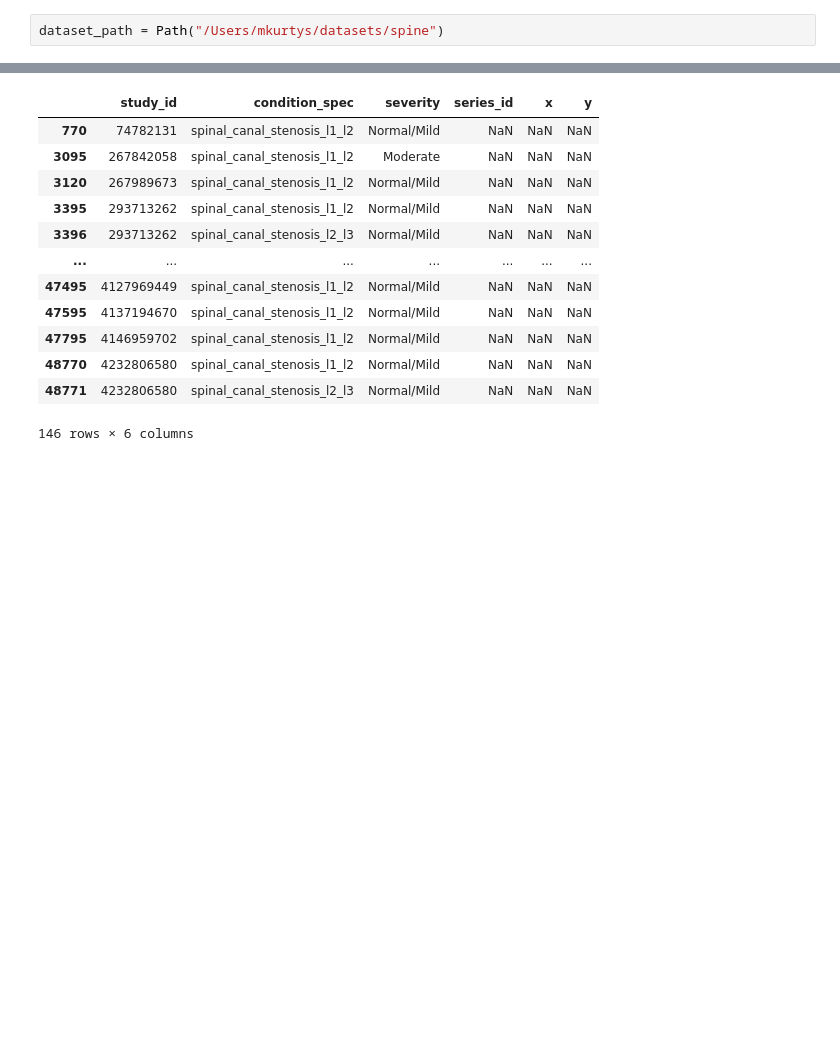
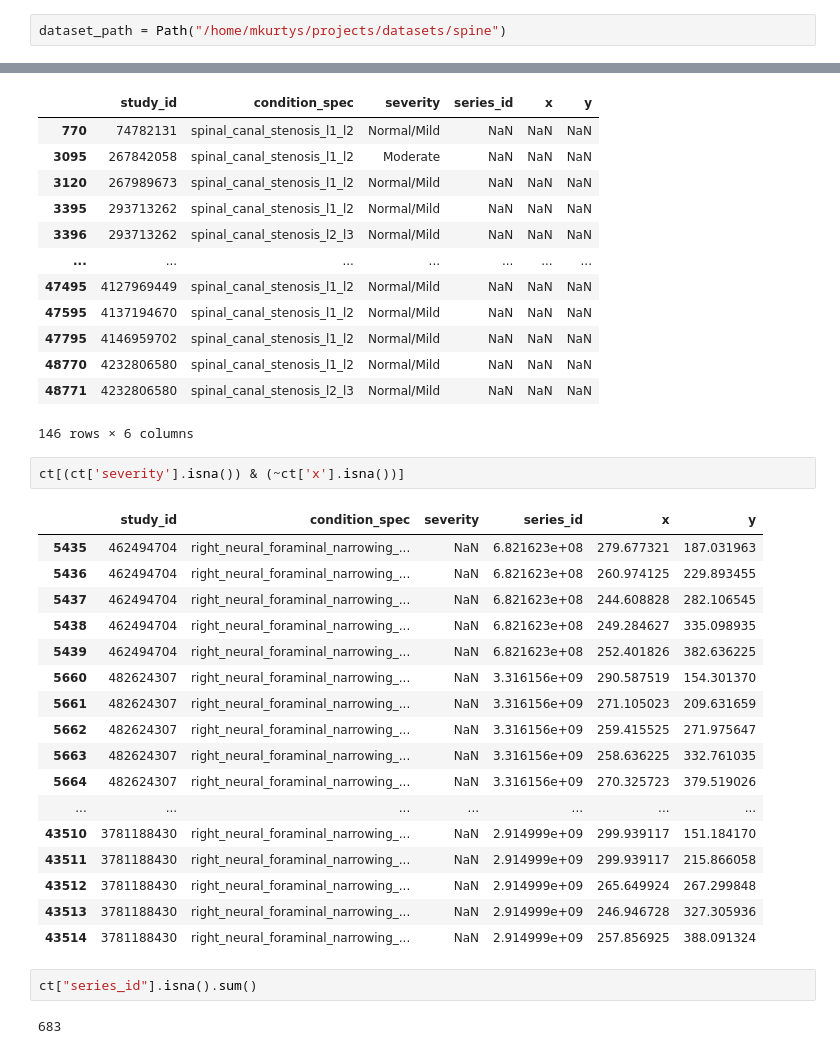
Before and after one commit to mkurtys/rsnaspine, a Jupyter notebook: explore2.ipynb, the cells around one changed output, grey strips where cells are left out. Drawn from its saved outputs; the diff is of its cells as text; blank space fills up the shorter version.

```diff
--- a/explore2.ipynb
+++ b/explore2.ipynb
@@ -6,7 +6,7 @@ import seaborn as sns
 from pathlib import Path
 from IPython.display import display
 # %%
-dataset_path = Path("/Users/mkurtys/datasets/spine")
+dataset_path = Path("/home/mkurtys/projects/datasets/spine")
 # %%
 condition_severity_map = {
     "Normal/Mild": 0,
@@ -103,3 +103,27 @@ ct[(~ct['severity'].isna()) & (ct['x'].isna())]
 | 48770 | 4232806580 | spinal_canal_stenosis_l1_l2 | Normal/Mild | NaN | NaN | NaN |
 | 48771 | 4232806580 | spinal_canal_stenosis_l2_l3 | Normal/Mild | NaN | NaN | NaN |
 146 rows × 6 columns
+# %%
+ct[(ct['severity'].isna()) & (~ct['x'].isna())]
+# %% [output]
+|  | study_id | condition_spec | severity | series_id | x | y |
+| 5435 | 462494704 | right_neural_foraminal_narrowing_... | NaN | 6.821623e+08 | 279.677321 | 187.031963 |
+| 5436 | 462494704 | right_neural_foraminal_narrowing_... | NaN | 6.821623e+08 | 260.974125 | 229.893455 |
+| 5437 | 462494704 | right_neural_foraminal_narrowing_... | NaN | 6.821623e+08 | 244.608828 | 282.106545 |
+| 5438 | 462494704 | right_neural_foraminal_narrowing_... | NaN | 6.821623e+08 | 249.284627 | 335.098935 |
+| 5439 | 462494704 | right_neural_foraminal_narrowing_... | NaN | 6.821623e+08 | 252.401826 | 382.636225 |
+| 5660 | 482624307 | right_neural_foraminal_narrowing_... | NaN | 3.316156e+09 | 290.587519 | 154.301370 |
+| 5661 | 482624307 | right_neural_foraminal_narrowing_... | NaN | 3.316156e+09 | 271.105023 | 209.631659 |
+| 5662 | 482624307 | right_neural_foraminal_narrowing_... | NaN | 3.316156e+09 | 259.415525 | 271.975647 |
+| 5663 | 482624307 | right_neural_foraminal_narrowing_... | NaN | 3.316156e+09 | 258.636225 | 332.761035 |
+| 5664 | 482624307 | right_neural_foraminal_narrowing_... | NaN | 3.316156e+09 | 270.325723 | 379.519026 |
+| ... | ... | ... | ... | ... | ... | ... |
+| 43510 | 3781188430 | right_neural_foraminal_narrowing_... | NaN | 2.914999e+09 | 299.939117 | 151.184170 |
+| 43511 | 3781188430 | right_neural_foraminal_narrowing_... | NaN | 2.914999e+09 | 299.939117 | 215.866058 |
+| 43512 | 3781188430 | right_neural_foraminal_narrowing_... | NaN | 2.914999e+09 | 265.649924 | 267.299848 |
+| 43513 | 3781188430 | right_neural_foraminal_narrowing_... | NaN | 2.914999e+09 | 246.946728 | 327.305936 |
+| 43514 | 3781188430 | right_neural_foraminal_narrowing_... | NaN | 2.914999e+09 | 257.856925 | 388.091324 |
+# %%
+ct["series_id"].isna().sum()
+# %% [output]
+683
```
Also changed, not shown: parts of 2 cells of this notebook, 10 other files.
